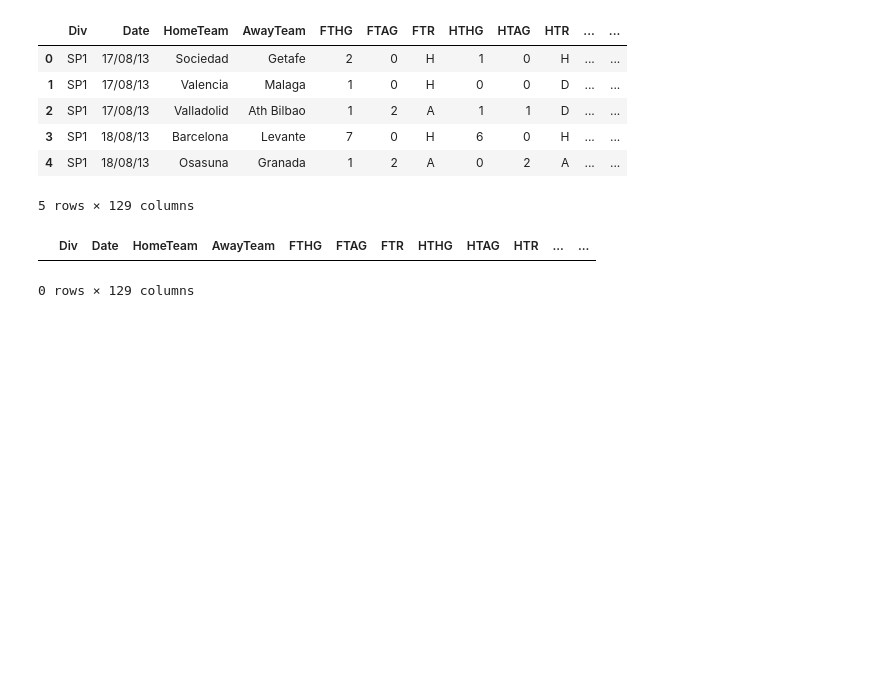
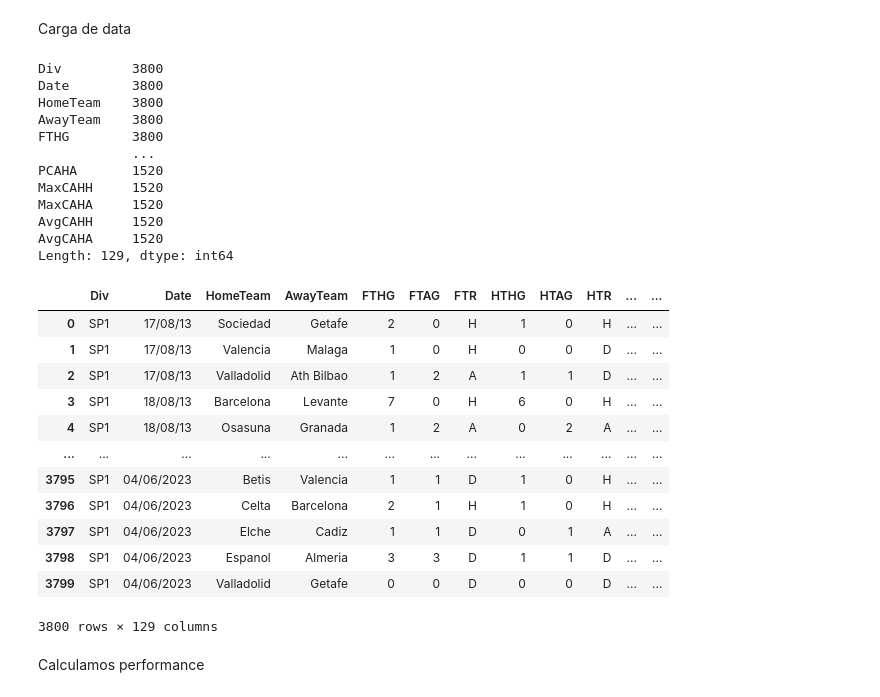
Before and after one commit to javim7/DeepLearning-ProyectoFinal, a Jupyter notebook: modelo.ipynb, the cells around one changed output. Cells and saved outputs as stored; diff of their text form; code cells hidden in the pictures; blank space fills up the shorter version.

```diff
--- a/modelo.ipynb
+++ b/modelo.ipynb
@@ -6,19 +16,35 @@ from sklearn.preprocessing import LabelEncoder, MinMaxScaler
+# %% [markdown]
+Carga de data
 # %%
 # cargamos la data
 data = pd.read_csv('temporadas.csv')
-data.head()
+print(data.count())
+data
 # %% [output]
+Div         3800
+Date        3800
+HomeTeam    3800
+AwayTeam    3800
+FTHG        3800
+            ...
+PCAHA       1520
+MaxCAHH     1520
+MaxCAHA     1520
+AvgCAHH     1520
+AvgCAHA     1520
+Length: 129, dtype: int64
 |  | Div | Date | HomeTeam | AwayTeam | FTHG | FTAG | FTR | HTHG | HTAG | HTR | ... | ... |
 | 0 | SP1 | 17/08/13 | Sociedad | Getafe | 2 | 0 | H | 1 | 0 | H | ... | ... |
 | 1 | SP1 | 17/08/13 | Valencia | Malaga | 1 | 0 | H | 0 | 0 | D | ... | ... |
 | 2 | SP1 | 17/08/13 | Valladolid | Ath Bilbao | 1 | 2 | A | 1 | 1 | D | ... | ... |
 | 3 | SP1 | 18/08/13 | Barcelona | Levante | 7 | 0 | H | 6 | 0 | H | ... | ... |
 | 4 | SP1 | 18/08/13 | Osasuna | Granada | 1 | 2 | A | 0 | 2 | A | ... | ... |
+| ... | ... | ... | ... | ... | ... | ... | ... | ... | ... | ... | ... | ... |
+| 3795 | SP1 | 04/06/2023 | Betis | Valencia | 1 | 1 | D | 1 | 0 | H | ... | ... |
+| 3796 | SP1 | 04/06/2023 | Celta | Barcelona | 2 | 1 | H | 1 | 0 | H | ... | ... |
+| 3797 | SP1 | 04/06/2023 | Elche | Cadiz | 1 | 1 | D | 0 | 1 | A | ... | ... |
+| 3798 | SP1 | 04/06/2023 | Espanol | Almeria | 3 | 3 | D | 1 | 1 | D | ... | ... |
+| 3799 | SP1 | 04/06/2023 | Valladolid | Getafe | 0 | 0 | D | 0 | 0 | D | ... | ... |
-5 rows × 129 columns
+3800 rows × 129 columns
-# %%
-# limpiamos la data
-data = data.dropna(subset=['FTR'])
-data.head()
-# %% [output]
-|  | Div | Date | HomeTeam | AwayTeam | FTHG | FTAG | FTR | HTHG | HTAG | HTR | ... | ... |
-0 rows × 129 columns
+# %% [markdown]
+Calculamos performance
```
Also changed, not shown: parts of 11 cells of this notebook.
